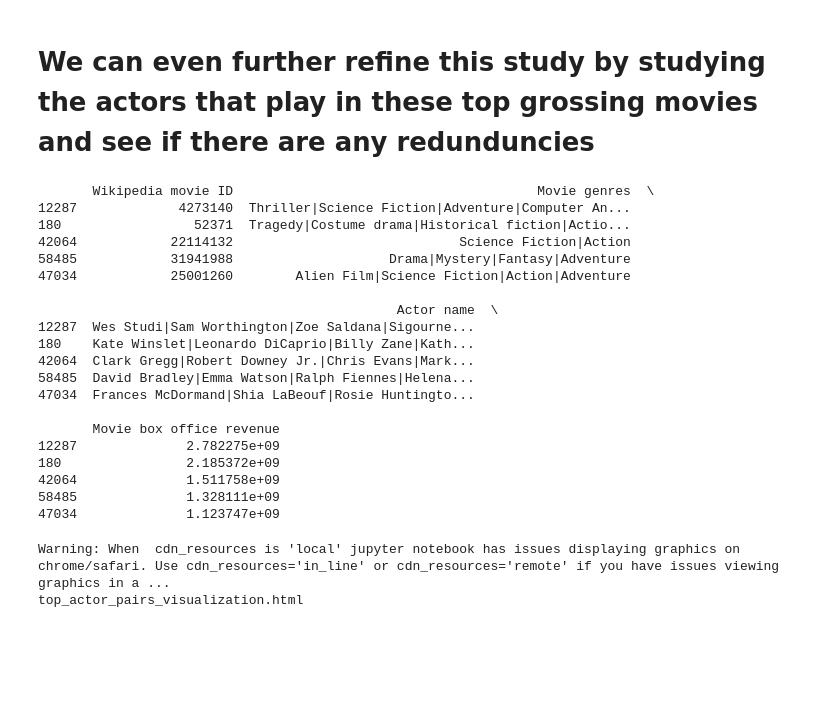
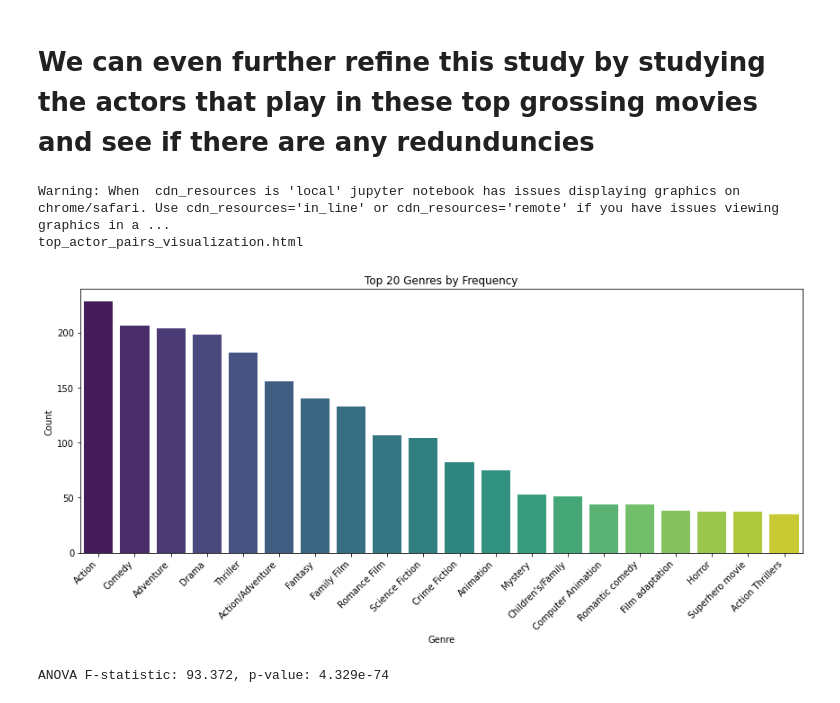
Before and after one commit to epfl-ada/ada-2024-project-theundocumentedanalysts, a Jupyter notebook: results.ipynb, the cells around one changed output. Saved outputs shown, nothing was run; the diff lists cells and outputs as text; code cells hidden in the pictures; blank space fills up the shorter version.

```diff
--- a/results.ipynb
+++ b/results.ipynb
@@ -620,12 +639,11 @@ def filter_top_grossing_movies(df, top_n=500):
     Returns:
     - DataFrame: A DataFrame with the top N grossing movies and aggregated actors.
     """
-
     # Group movies by 'Wikipedia movie ID' and aggregate information
     movies_grouped = df.groupby('Wikipedia movie ID').agg({
-        'Movie genres': 'first',  # Get the first non-NaN value for genres
-        'Actor name': lambda x: '|'.join(x.dropna().unique()),  # Aggregate all actors for each movie
-        'Movie box office revenue': 'first'  # Get the first non-NaN value for box office revenue
+        'Movie genres': 'first',
+        'Actor name': lambda x: '|'.join(x.dropna().unique()),
+        'Movie box office revenue': 'first'
     }).reset_index()
 
     # Sort by box office revenue and take the top N movies
@@ -636,9 +654,6 @@ def filter_top_grossing_movies(df, top_n=500):
 # Apply the function to get the top 500 grossing movies
 top_500_grossing_movies = filter_top_grossing_movies(merged_movie_character, top_n=500)
 
-# Optional: Display the filtered DataFrame
-print(top_500_grossing_movies.head())
-
 # Get the genres for these top movies and proceed with further analysis or visualization if needed
 all_genres = top_500_grossing_movies['Movie genres'].dropna().str.split('|').sum()
 genre_counts = Counter(all_genres)
@@ -647,27 +662,6 @@ top_50_genres = [genre for genre, count in genre_counts.most_common(50)]
 # Filter the top 500 movies by top 50 genres if needed
 filtered_top_movies = top_500_grossing_movies[top_500_grossing_movies['Movie genres'].apply(
     lambda genres: any(g in top_50_genres for g in genres.split('|')))]
-# %% [output]
-       Wikipedia movie ID                                       Movie genres  \
-12287             4273140  Thriller|Science Fiction|Adventure|Computer An...
-180                 52371  Tragedy|Costume drama|Historical fiction|Actio...
-42064            22114132                             Science Fiction|Action
-58485            31941988                    Drama|Mystery|Fantasy|Adventure
-47034            25001260        Alien Film|Science Fiction|Action|Adventure
-
-                                              Actor name  \
-12287  Wes Studi|Sam Worthington|Zoe Saldana|Sigourne...
-180    Kate Winslet|Leonardo DiCaprio|Billy Zane|Kath...
-42064  Clark Gregg|Robert Downey Jr.|Chris Evans|Mark...
-58485  David Bradley|Emma Watson|Ralph Fiennes|Helena...
-47034  Frances McDormand|Shia LaBeouf|Rosie Huntingto...
-
-       Movie box office revenue
-12287              2.782275e+09
-180                2.185372e+09
-42064              1.511758e+09
-58485              1.328111e+09
-47034              1.123747e+09
 # %%
 def visualize_top_actor_pairs(filtered_movies, top_50_genres, top_n_pairs=500):
     """
@@ -756,3 +735,47 @@ visualize_top_actor_pairs(filtered_top_movies,top_50_genres,top_n_pairs= 5000)
 # %% [output]
 Warning: When  cdn_resources is 'local' jupyter notebook has issues displaying graphics on chrome/safari. Use cdn_resources='in_line' or cdn_resources='remote' if you have issues viewing graphics in a ...
 top_actor_pairs_visualization.html
+# %%
+def perform_genre_statistical_analysis(df):
+    """
+    Performs statistical analysis on genre preferences.
+
+    Parameters:
+    - df (DataFrame): DataFrame containing movie and genre information.
+    """
+    # Count the occurrence of each genre in the dataset
+    all_genres = df['Movie genres'].dropna().str.split('|').sum()
+    genre_counts = Counter(all_genres)
+
+    # Convert genre counts to a DataFrame for analysis
+    genre_df = pd.DataFrame.from_dict(genre_counts, orient='index', columns=['Count']).reset_index()
+    genre_df.rename(columns={'index': 'Genre'}, inplace=True)
+
+    # Plot the distribution of genres
+    plt.figure(figsize=(12, 6))
+    sns.barplot(x='Genre', y='Count', data=genre_df.sort_values(by='Count', ascending=False).head(20), palette='viridis')
+    plt.xticks(rotation=45, ha='right')
+    plt.title('Top 20 Genres by Frequency')
+    plt.xlabel('Genre')
+    plt.ylabel('Count')
+    plt.tight_layout()
+    plt.show()
+
+    # Compare the top genres over the entire dataset
+    top_genres = genre_df.head(5)['Genre'].tolist()
+    genre_counts_by_movie = df['Movie genres'].dropna().str.get_dummies(sep='|')[top_genres]
+
+    # Perform ANOVA to see if there is a significant difference in the popularity of these genres
+    from scipy.stats import f_oneway
+
+    genre_values = [genre_counts_by_movie[genre] for genre in top_genres]
+
+    # Perform ANOVA
+    f_stat, p_value = f_oneway(*genre_values)
+    print(f"ANOVA F-statistic: {f_stat:.3f}, p-value: {p_value:.3e}")
+
+
+perform_genre_statistical_analysis(top_500_grossing_movies)
+# %% [output]
+[figure, added]
+ANOVA F-statistic: 93.372, p-value: 4.329e-74
```
Also changed, not shown: parts of 12 cells of this notebook.
